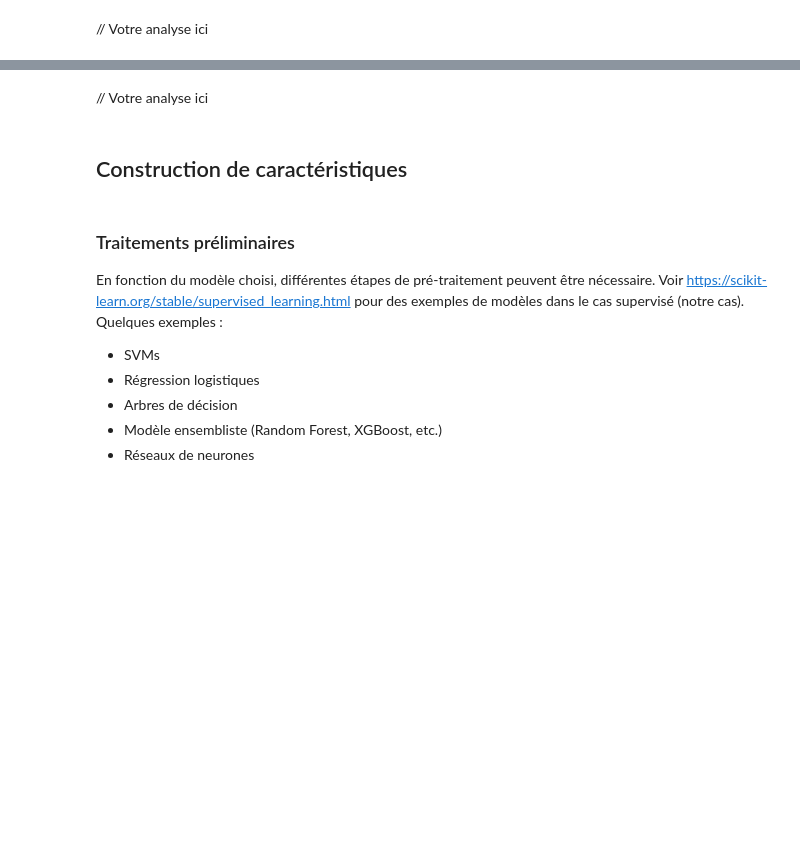
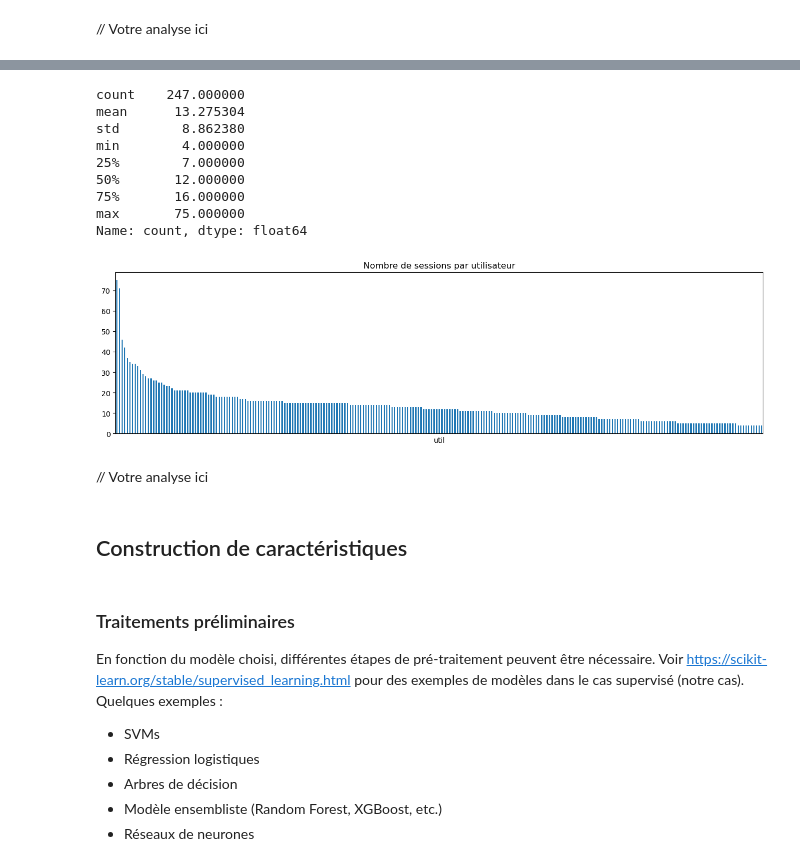
Before and after one commit to anastber/qui-utilise-mon-appli, a Jupyter notebook: BE_CS1_indications.ipynb, the cells around one changed output, grey strips where cells are left out. Drawn from its saved outputs; the diff is of its cells as text; code cells hidden in the pictures; blank space fills up the shorter version.

```diff
--- a/BE_CS1_indications.ipynb
+++ b/BE_CS1_indications.ipynb
@@ -152,3 +298,20 @@ def get_Y_stats(df):
+# %%
+counts = features_train["util"].value_counts()
+print(counts.describe())          # moyenne, min, max, quartiles du nb de sessions par utilisateur
+counts.plot(kind="bar", figsize=(16, 4), xticks=[])
+plt.title("Nombre de sessions par utilisateur")
+plt.show()
+# %% [output]
+count    247.000000
+mean      13.275304
+std        8.862380
+min        4.000000
+25%        7.000000
+50%       12.000000
+75%       16.000000
+max       75.000000
+Name: count, dtype: float64
+[figure, added]
 # %% [markdown]
 // Votre analyse ici
 # %% [markdown]
```
Also changed, not shown: parts of 11 cells of this notebook.
